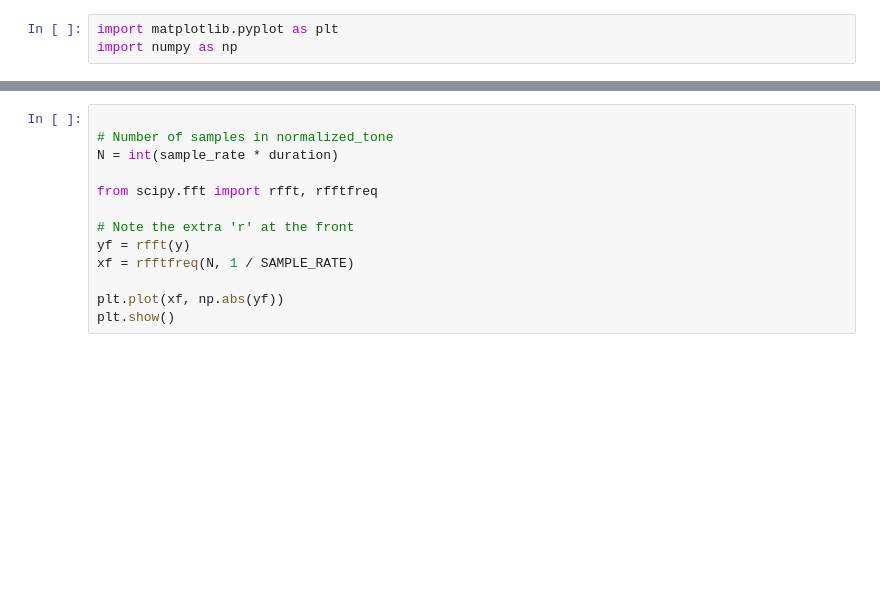
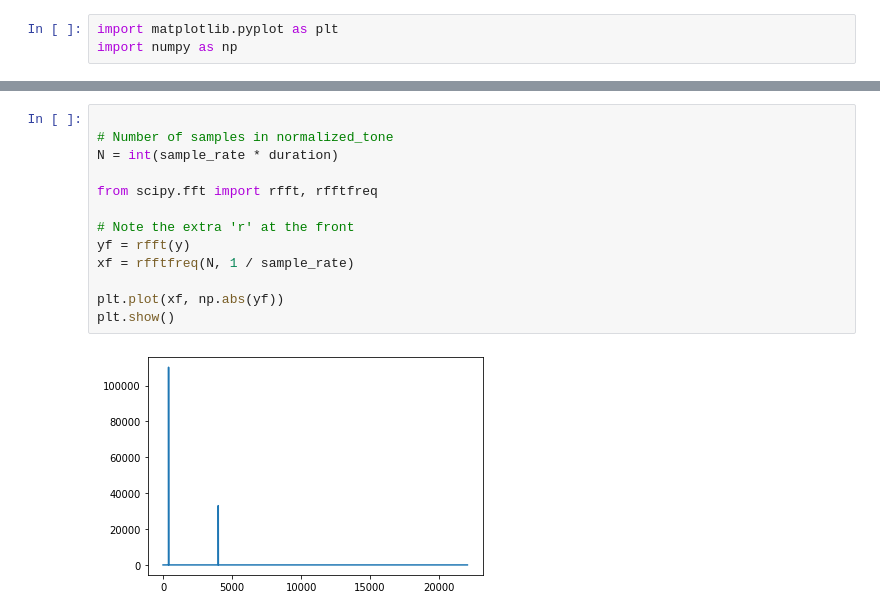
Before and after one commit to evandigby/iss-dsp, a Jupyter notebook: wave-transform.ipynb, the cells around one changed output, grey strips where cells are left out. Drawn from its saved outputs; the diff is of its cells as text; blank space fills up the shorter version.

```diff
--- a/wave-transform.ipynb
+++ b/wave-transform.ipynb
@@ -42,16 +44,18 @@ plt.show()
 # %%
 
 # Number of samples in normalized_tone
 N = int(sample_rate * duration)
 
 from scipy.fft import rfft, rfftfreq
 
 # Note the extra 'r' at the front
 yf = rfft(y)
-xf = rfftfreq(N, 1 / SAMPLE_RATE)
+xf = rfftfreq(N, 1 / sample_rate)
 
 plt.plot(xf, np.abs(yf))
 plt.show()
+# %% [output]
+[figure, added]
 # %%
 import pandas as pd
 from datetime import datetime
```
Also changed, not shown: parts of 5 cells of this notebook, 5 other files.
